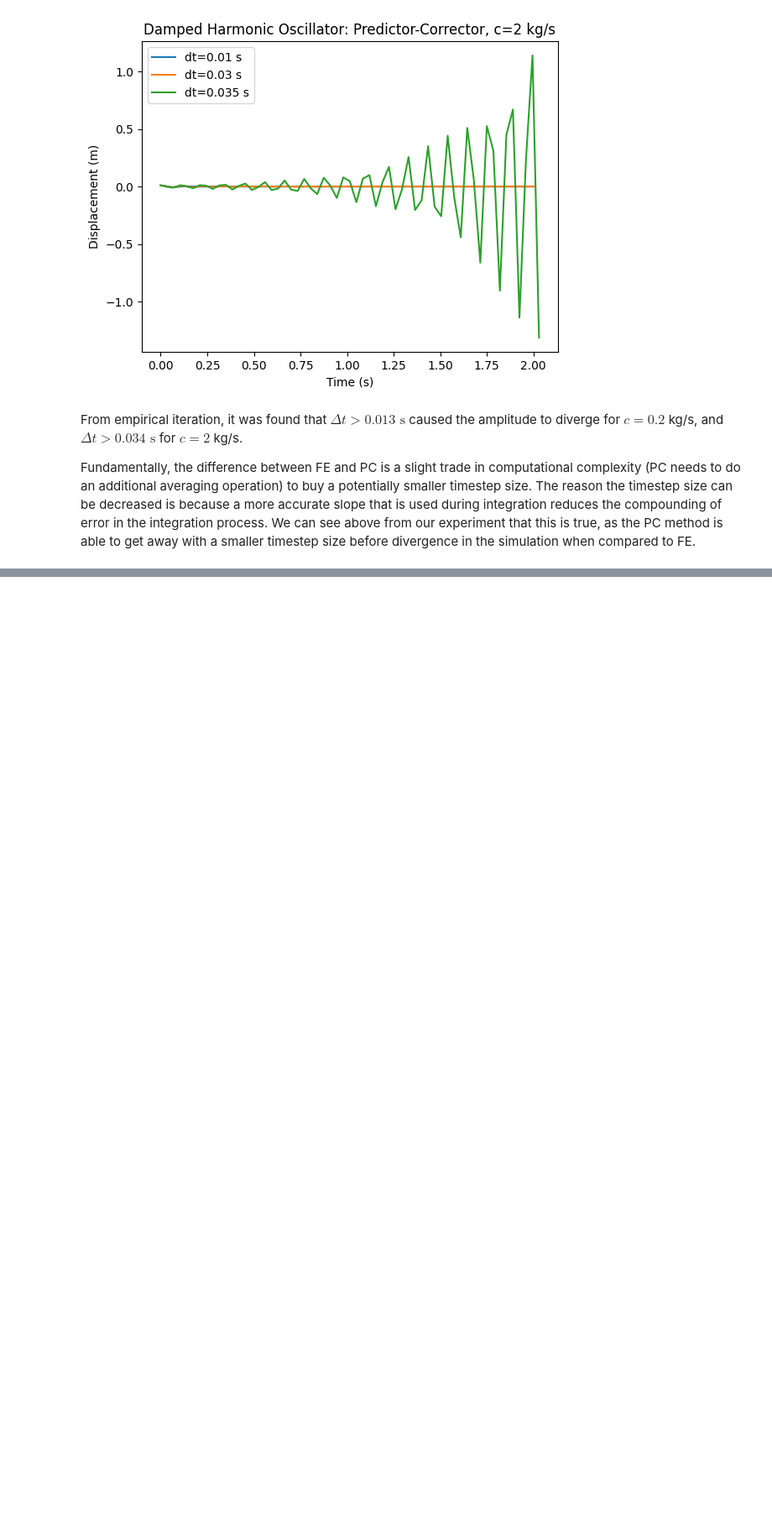
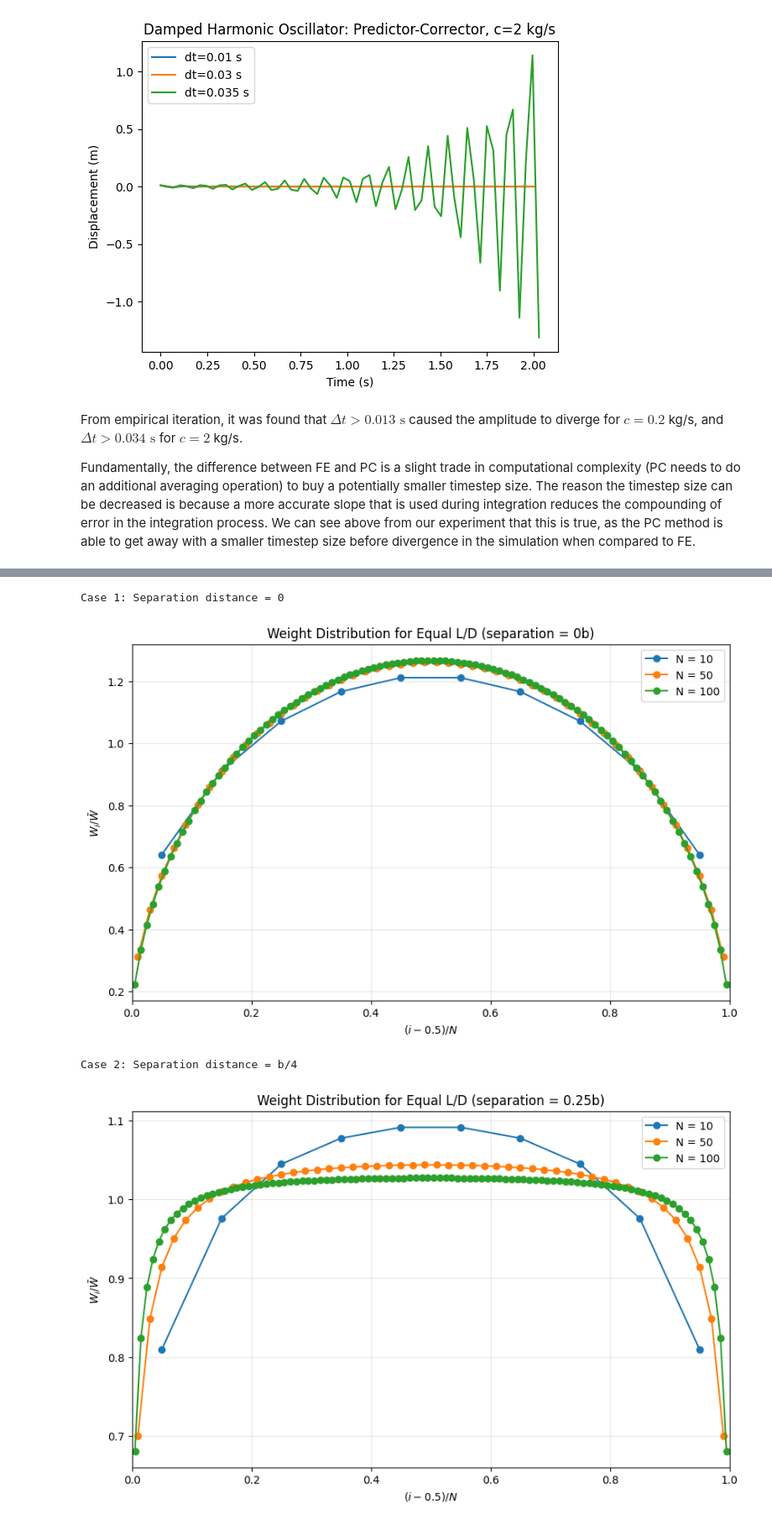
Before and after one commit to JayChen35/sugs, a Jupyter notebook: 423_computation/hw1.ipynb, the cells around one changed output, grey strips where cells are left out. Shown at 84% size. Drawn from its saved outputs; the diff is of its cells as text; code cells hidden in the pictures; blank space fills up the shorter version.

```diff
--- a/423_computation/hw1.ipynb
+++ b/423_computation/hw1.ipynb
@@ -227,0 +262,58 @@ Fundamentally, the difference between FE and PC is a slight trade in computation
+# %%
+import numpy as np
+import matplotlib.pyplot as plt
+
+def formation_flight(N_values, separation):
+    b = 1.0  # Normalize span to 1
+    plt.figure(figsize=(10, 6))
+
+    for N in N_values:
+        # Aircraft positions: evenly spaced, centered at y=0, each aircraft is separated by (b + separation)
+        spacing = b + separation
+        y = np.array([(i - (N-1)/2) * spacing for i in range(N)])
+        A = np.zeros((N+1, N+1))
+        for i in range(N):
+            for j in range(N):
+                dy = y[i] - y[j]
+                denom_left = dy - b/2
+                denom_right = dy + b/2
+                # a_ij from the induced velocity formula
+                if abs(denom_left) > 1e-10:
+                    A[i, j] += 1 / (4 * np.pi * denom_left)
+                if abs(denom_right) > 1e-10:
+                    A[i, j] -= 1 / (4 * np.pi * denom_right)
+        A[:N, N] = -1
+        # Normalization constraint: sum of all gamma = N * gamma_bar
+        A[N, :N] = 1
+        A[N, N] = 0
+        gamma_bar = 1.0
+        rhs = np.zeros(N+1)
+        rhs[N] = N * gamma_bar
+        # Solve the linear system
+        solution = np.linalg.solve(A, rhs)
+        gamma = solution[:N]
+        W_ratio = gamma / gamma_bar
+
+        # Plot against normalized position (i - 0.5) / N
+        x_plot = (np.arange(1, N+1) - 0.5) / N
+        plt.plot(x_plot, W_ratio, 'o-', label=f'N = {N}', markersize=6)
+    plt.xlabel(r'$(i - 0.5)/N$')
+    plt.ylabel(r'$W_i / \bar{W}$')
+    plt.title(f'Weight Distribution for Equal L/D (separation = {separation}b)')
+    plt.legend()
+    plt.grid(True, alpha=0.3)
+    plt.xlim([0, 1])
+    plt.show()
+
+# Part 1: Separation distance of 0
+print("Case 1: Separation distance = 0")
+formation_flight([10, 50, 100], separation=0)
+
+# Part 2: Separation distance of b/4
+print("\nCase 2: Separation distance = b/4")
+formation_flight([10, 50, 100], separation=0.25)
+# %% [output]
+Case 1: Separation distance = 0
+[figure, added]
+Case 2: Separation distance = b/4
+[figure, added]
```
Also changed, not shown: parts of 2 cells of this notebook, 1 other file.
